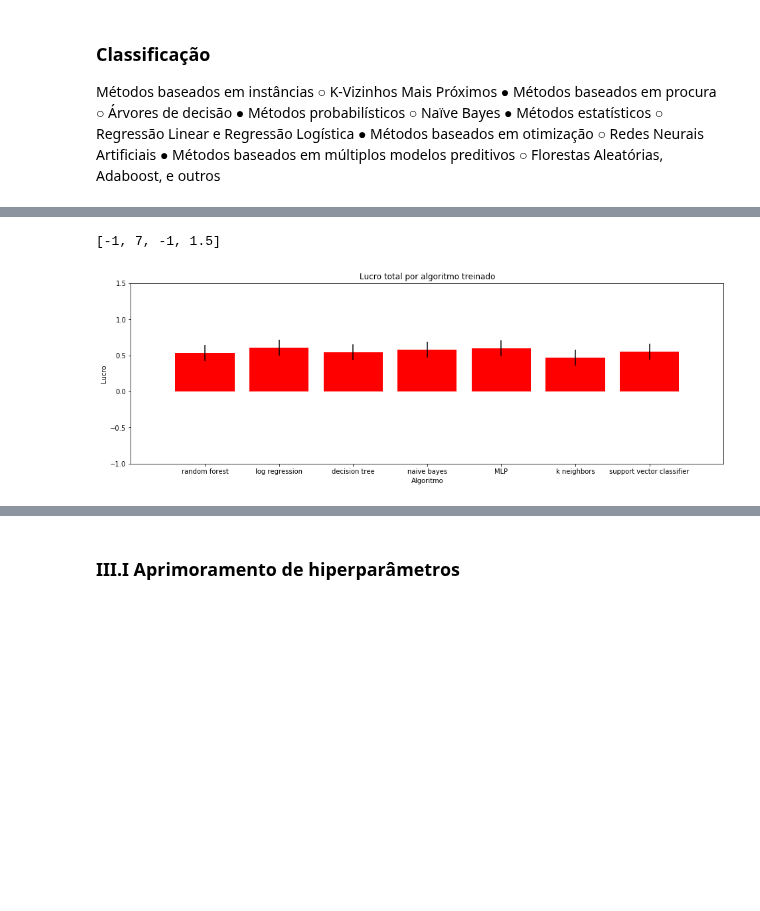
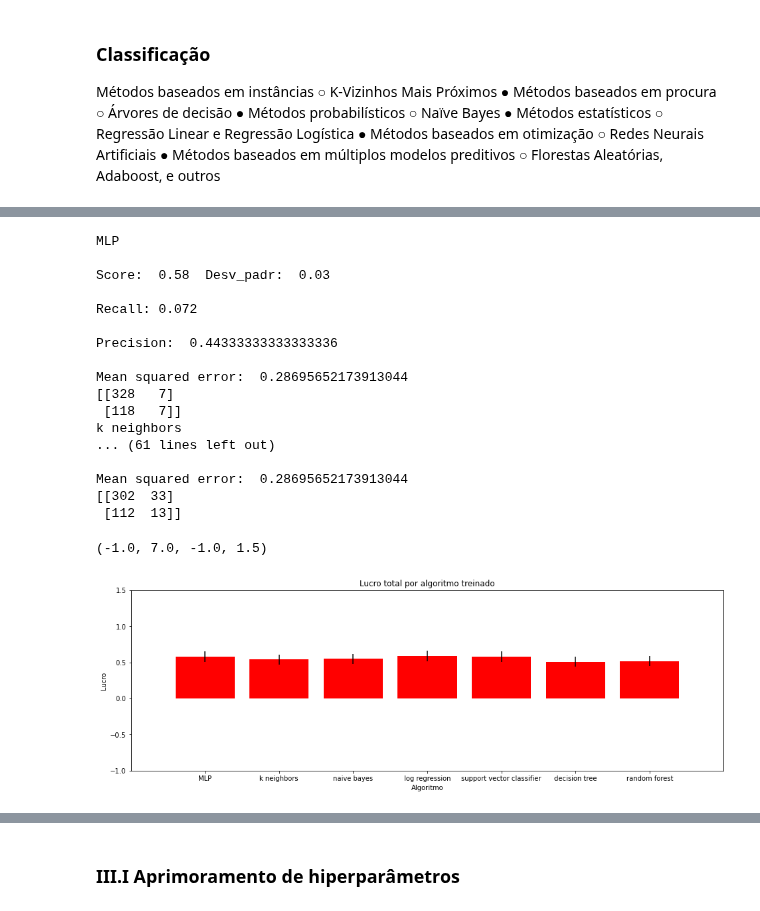
Before and after one commit to kaline/TrabalhoFinalML, a Jupyter notebook: dataset.ipynb, the cells around one changed output, grey strips where cells are left out. Saved outputs shown, nothing was run; the diff lists cells and outputs as text; code cells hidden in the pictures; blank space fills up the shorter version.

```diff
--- a/dataset.ipynb
+++ b/dataset.ipynb
@@ -507,7 +503,7 @@ y = df_depressed_dataset[target_column_name]
 
 # undersampling e oversampling
 
-rus = RandomUnderSampler(random_state=0, sampling_strategy={0:600})
+rus = RandomUnderSampler(random_state=0, sampling_strategy={0:500})
 x_novo, y_novo = rus.fit_resample(X, y)
 print(sorted(Counter(y_novo).items()))
 
@@ -515,7 +511,7 @@ df_depressed_dataset.iloc[:,:-1] =  x_novo
 df_depressed_dataset[target_column_name] = y_novo
 df_depressed_dataset = df_depressed_dataset.dropna()
 
-rus = RandomOverSampler(random_state=0, sampling_strategy={1:194})
+rus = RandomOverSampler(random_state=0, sampling_strategy={1:300})
 x_novo, y_novo = rus.fit_resample(x_novo, y_novo)
 print(sorted(Counter(y_novo).items()))
 
@@ -683,7 +686,7 @@ X = df_depressed_dataset.drop(target_column_name, axis=1).fillna(0)
 y = df_depressed_dataset[target_column_name]
 
 # Dividindo o dataset em treino e teste
-X_train, X_test, y_train, y_test = train_test_split(X, y, test_size=0.25, random_state=42,stratify=y)
+X_train, X_test, y_train, y_test = train_test_split(X, y, test_size=0.20, random_state=42,stratify=y)
 
 # Observando as proporções de classes nas targets do dataset de treino e teste (o objetivo é ter uma proporção semelhante)
 fig,ax = plt.subplots(figsize=(8,6))
@@ -734,11 +737,23 @@ column_names_to_normalize = ['children', 'edu', 'hh_children',
        'durable_investment', 'nondurable_investment', 'given_mpesa',
        'amount_given_mpesa', 'received_mpesa', 'amount_received_mpesa',
        'net_mpesa', 'saved_mpesa', 'amount_saved_mpesa']
-x = df_depressed_dataset[column_names_to_normalize].values
-x_scaled =  scaler.fit_transform(x)
-df_temp = pd.DataFrame(x_scaled, columns=column_names_to_normalize, index = df_depressed_dataset.index)
-df_depressed_dataset[column_names_to_normalize] = df_temp
 
+for column in column_names_to_normalize:
+       x = df_depressed_dataset[column].values
+       X_train_ = X_train.copy()
+       print("X_train_", X_train_)
+       X_test_ = X_train.copy()
+       X_train = scaler.fit_transform(x.reshape(-1, 1))
+       print("X_train ", X_train)
+       X_test  = scaler.transform(x.reshape(-1, 1))
+       #x_scaled =  scaler.fit_transform(x.reshape(-1, 1))
+       df_temp = pd.DataFrame(X_train, columns=[column], index = df_depressed_dataset.index)
+       df_depressed_dataset[column] = df_temp
+       df_temp_test = pd.DataFrame(X_test, columns=[column], index = df_depressed_dataset.index)
+       df_depressed_dataset[column] = df_temp_test
+
+
+print(df_depressed_dataset)
 
 """ # Padronização das features para aplicação do modelo
 scaler = StandardScaler()
@@ -749,7 +764,6 @@ print("X_train_", X_train_)
 X_test_ = X_train.copy()
 X_train = scaler.fit_transform(X_train)
 print("X_train ", X_train)
-
 X_test  = scaler.transform(X_test)
 
 # Variancia total do dataframe após a padronização
@@ -857,14 +884,16 @@ for modelname, Model, params_list in modelclasses:
         score = round(cv_scores.mean(),2)
         recall = cross_val_score(model, X_train, y_train, scoring='recall', cv=5)
         precision = cross_val_score(model, X_train, y_train, scoring='precision', cv=5)
-        meanSquaredError = cross_val_score(model, X_train, y_train, scoring='neg_mean_squared_error', cv=5)
+        meanSquaredError = cross_val_score(model, X_train, y_train,
+        scoring='neg_mean_squared_error', cv=5)
         recall_mean = recall.mean()
         precision_mean = precision.mean()
         squared_mean = meanSquaredError.mean()
         score_stddev = round(cv_scores.std(),2)
         y_pred = cross_val_predict(model, X_train, y_train, cv=10)
         conf_mat = confusion_matrix(y_train, y_pred)
-        insights.append((modelname, model, params, score, score_stddev, recall_mean, precision_mean, conf_mat))
+        insights.append((modelname, model, params, score,
+        score_stddev, recall_mean, precision_mean, conf_mat))
 
 
 insights.sort(key=lambda x:x[-2], reverse=True)
@@ -910,5 +939,22 @@ Mean squared error:  0.35548514851485147
-[-1, 7, -1, 1.5]
+MLP
+
+Score:  0.58  Desv_padr:  0.03
+
+Recall: 0.072
+
+Precision:  0.44333333333333336
+
+Mean squared error:  0.28695652173913044
+[[328   7]
+ [118   7]]
+k neighbors
+... (61 lines left out)
+
+Mean squared error:  0.28695652173913044
+[[302  33]
+ [112  13]]
+(-1.0, 7.0, -1.0, 1.5)
-[figure, old version]
+[figure, new version]
 # %%
 ! pip install xgboost
 # %% [output]
```
Also changed, not shown: parts of 20 cells of this notebook.
